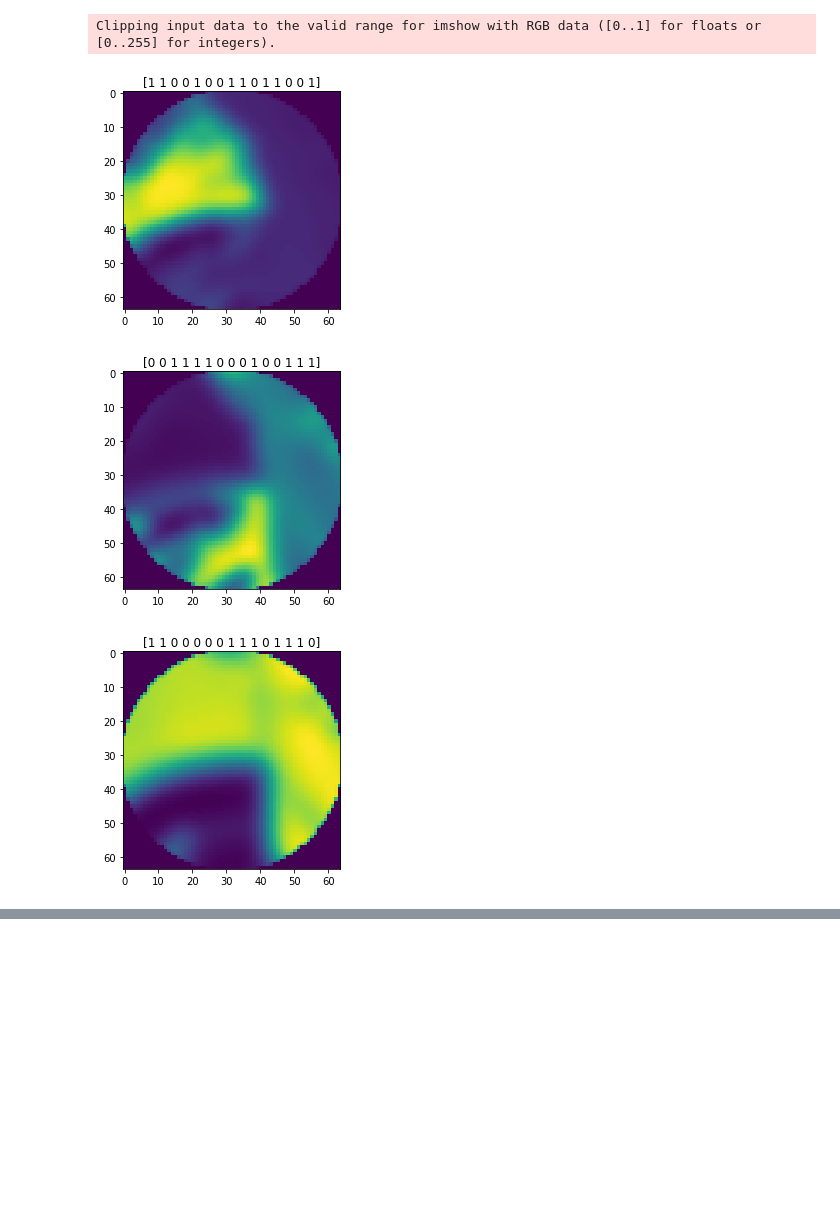
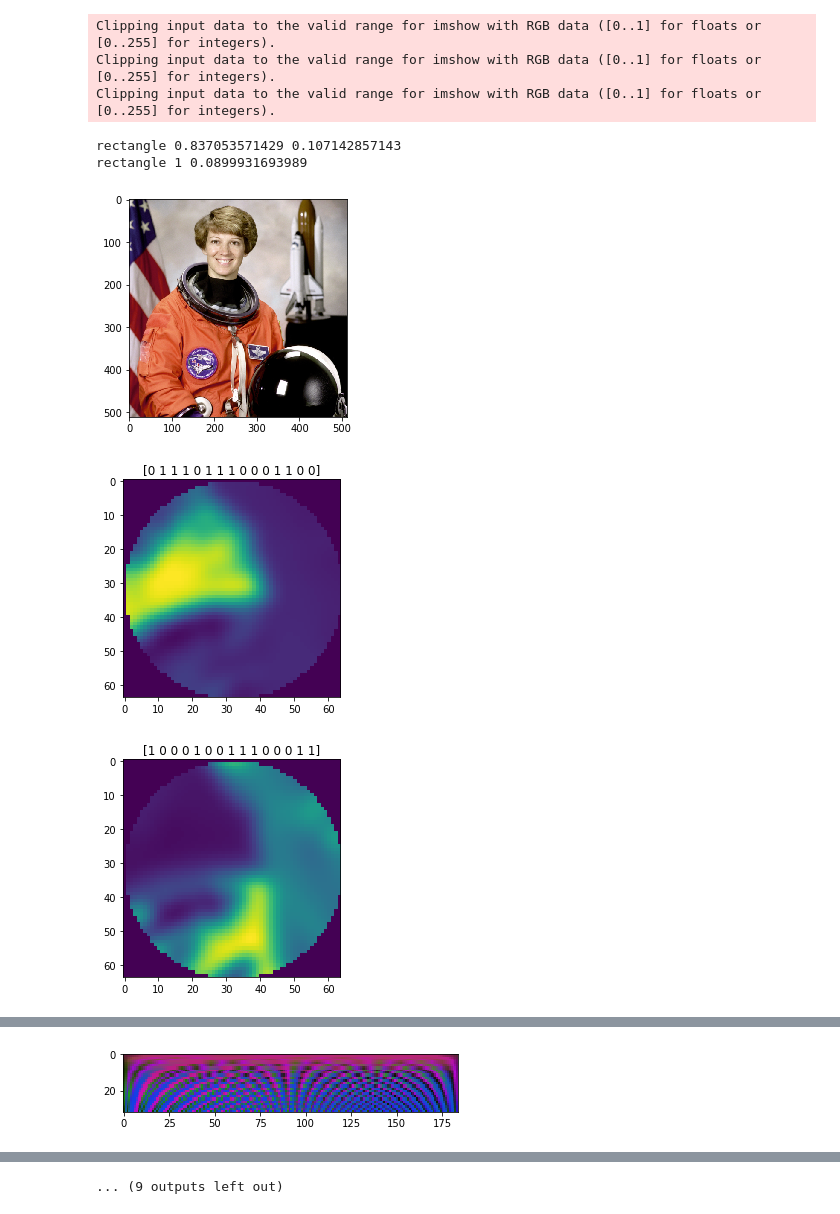
Before and after one commit to damjur/PiRODescriptor, a Jupyter notebook: Untitled.ipynb, the cells around one changed output, grey strips where cells are left out. Saved outputs shown, nothing was run; the diff lists cells and outputs as text; code cells hidden in the pictures; blank space fills up the shorter version.

```diff
--- a/Untitled.ipynb
+++ b/Untitled.ipynb
@@ -90,36 +124,42 @@ def extractForKeypoint(image,keypoint):
     plt.figure()
     plt.title(binary0)
     plt.imshow(circled[...,0])
     plt.figure()
     plt.title(binary1)
     plt.imshow(circled[...,1])
     plt.figure()
     plt.title(binary2)
     plt.imshow(circled[...,2])
     plt.figure()
     plt.imshow(circled)
-    rectangleDes(circled)
+    rMax,rMin = rectangleDes(circled)
     gradientDes(circled)
-    return
+    return [binary0, binary1, binary2, rMax, rMin]
 
 def extract(image, keypoints):
     blur_sigma = 3
     image = color.rgb2hsv(image)
     #rozmywać coraz mocniej od środka
     blurred = gaussian(image,sigma=blur_sigma)
     blurred = (blurred - blurred.mean())/blurred.std()#normalizacja
     blurred[blurred<=-3] = -3#usuwanie outlierów
     blurred[blurred>=3] = 3
     blurred = (blurred - blurred.min()) / (blurred.max() - blurred.min())#normalizacja taka, by można to było wyświetlić
 
     return [extractForKeypoint(blurred,keypoint) for keypoint in keypoints]
 
 if __name__=="__main__":
     image = data.astronaut()[:-1,:-1]
     plt.imshow(image)
-    extract(image,[[150,175]])
+    w=extract(image,[[150,175],[140,160],[150,176]])
+    print("rectangle", compareRectangleDes(w[0][3], w[1][3]), compareRectangleDes(w[0][3], w[2][3]))
+    print("rectangle", compareRectangleDes(w[0][4], w[1][4]), compareRectangleDes(w[0][4], w[2][4]))
 # %% [output]
 Clipping input data to the valid range for imshow with RGB data ([0..1] for floats or [0..255] for integers).
+Clipping input data to the valid range for imshow with RGB data ([0..1] for floats or [0..255] for integers).
+Clipping input data to the valid range for imshow with RGB data ([0..1] for floats or [0..255] for integers).
+rectangle 0.837053571429 0.107142857143
+rectangle 1 0.0899931693989
-[figure, old version]
+[figure, new version]
-[figure, old version]
+[figure, new version]
-[figure, old version]
+[figure, new version]
@@ -125,0 +168 @@ Clipping input data to the valid range for imshow with RGB data ([0..1] for floa
+[figure, added]
@@ -126,3 +173,4 @@ Clipping input data to the valid range for imshow with RGB data ([0..1] for floa
+... (9 outputs left out)
 # %%
 def distance(r1,r2):
     print(r1)
```
Also changed, not shown: parts of 5 cells of this notebook.
